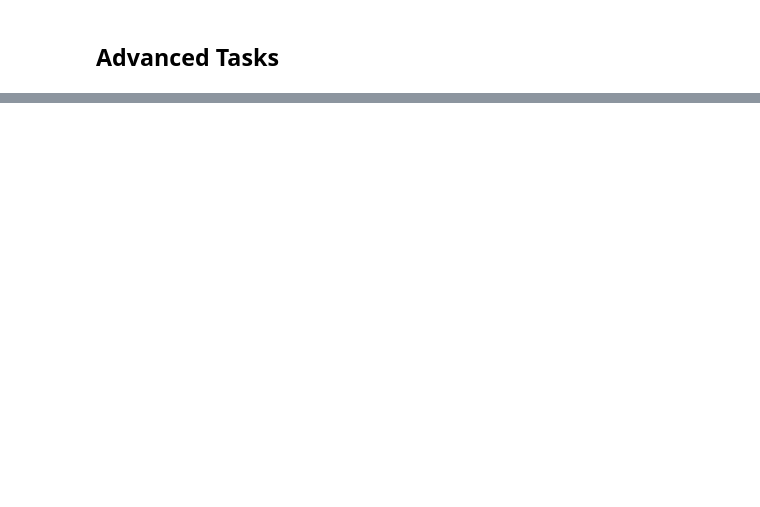
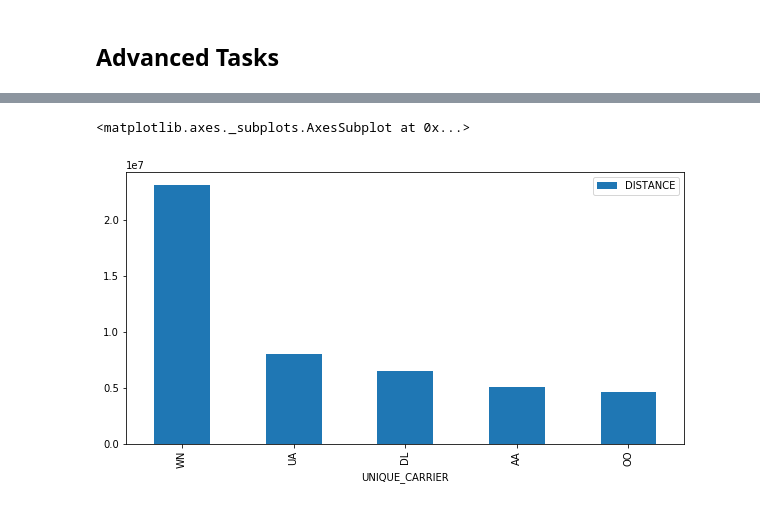
Before and after one commit to tomorrowdata/machine-learning-course-notebooks, a Jupyter notebook: Hands-On 1 Pandas Tutorial.ipynb, the cells around one changed output, grey strips where cells are left out. Saved outputs shown, nothing was run; the diff lists cells and outputs as text; code cells hidden in the pictures; blank space fills up the shorter version.

```diff
--- a/Hands-On 1 Pandas Tutorial.ipynb
+++ b/Hands-On 1 Pandas Tutorial.ipynb
@@ -187,7 +171,3 @@ Once indexed, it is possible to locate rows by means of their integer position (
 <img src="./icons/lightbulb.png"  width="20" height="20" align="left"> &nbsp; **Jupyter Notebooks Tip 2**: you can press `<left-shift> + <tab>` while the cursor is in between a function parenthesis to show the doc related with it
 
 </div>
-# %%
-df.drop(columns=["Unnamed: 11"], inplace=True)
-# %%
-df.set_index(["UNIQUE_CARRIER"]).loc["27Q"]
@@ -313,5 +213,3 @@ Keep in mind that the assigned object should be either a `pandas.Series` or a `n
 <img src="./icons/lightbulb.png"  width="20" height="20" align="left"> &nbsp; **Pandas Tip 2**: it is possible to retrieve the index of a `pandas.DataFrame` by accessing the `DataFrame.index` attribute.
 
 </div>
-# %%
-df["sum"] = df[["PASSENGERS", "FREIGHT", "MAIL"]].sum(axis=1)
@@ -503,5 +312,20 @@ _ = ax.set_title("Plot")
 
 </div>
+# %%
+top_5_distance = (
+    df[["UNIQUE_CARRIER", "DISTANCE"]] # select only the carrier code and the distance
+    .groupby("UNIQUE_CARRIER") # group by distance and apply an aggregation operator
+    .sum()
+    .sort_values("DISTANCE", ascending=False) # sort the aggregated value
+    .iloc[:5]
+)
+# %%
+f = plt.figure(figsize=[10, 5])
+ax = f.add_subplot()
+top_5_distance.plot(kind="bar", ax=ax)
+# %% [output]
+<matplotlib.axes._subplots.AxesSubplot at 0x...>
+[figure, added]
 # %% [markdown]
 <div class="alert alert-danger" role="alert">
 
```
Also changed, not shown: parts of 32 cells of this notebook, 4 other files.
